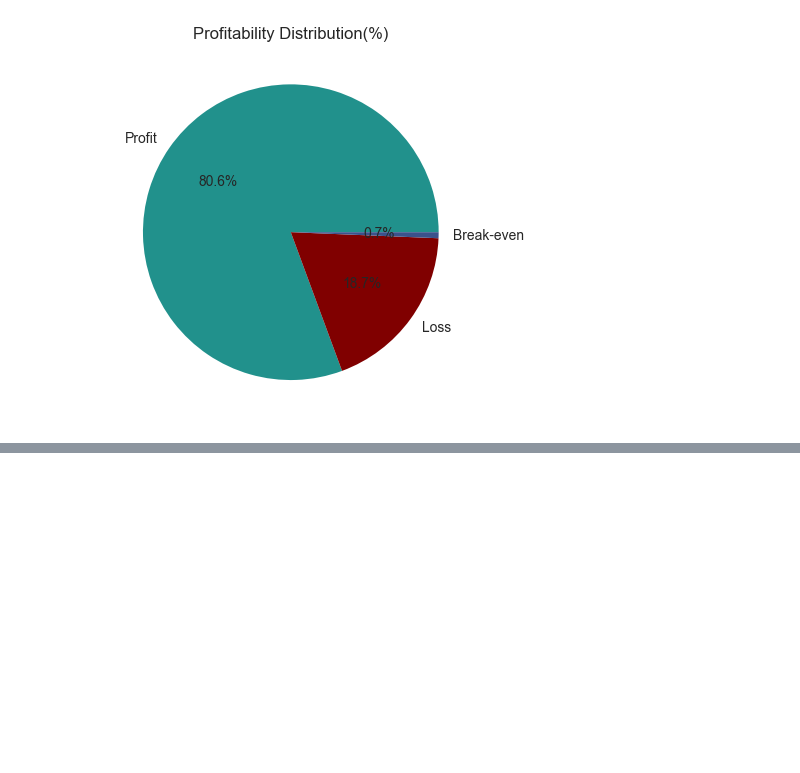
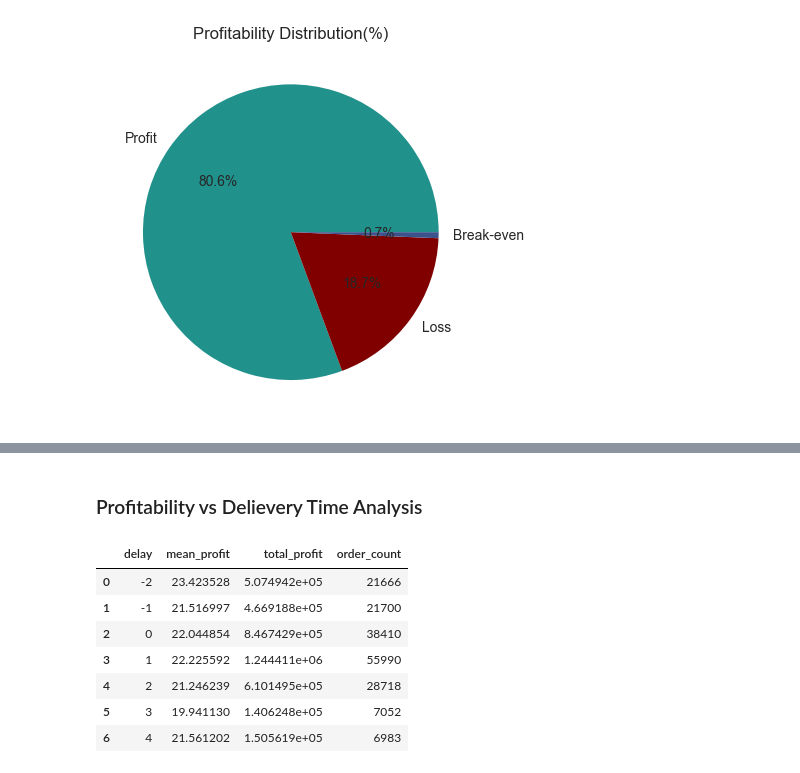
Before and after one commit to UpendraT25/DelieveryTimeAnalysis, a Jupyter notebook: delieveryTimeAnalysis.ipynb, the cells around one changed output, grey strips where cells are left out. Cells and saved outputs as stored; diff of their text form; code cells hidden in the pictures; blank space fills up the shorter version.

```diff
--- a/delieveryTimeAnalysis.ipynb
+++ b/delieveryTimeAnalysis.ipynb
@@ -210,0 +246,22 @@ plt.show()
+# %% [markdown]
+### Profitability vs Delievery Time Analysis
+# %%
+profit_metrices=(
+    df.groupby('delay')['Order Profit Per Order']
+    .agg(
+        mean_profit='mean',
+        total_profit='sum',
+        order_count='count'
+    )
+    .reset_index()
+)
+profit_metrices
+# %% [output]
+|  | delay | mean_profit | total_profit | order_count |
+| 0 | -2 | 23.423528 | 5.074942e+05 | 21666 |
+| 1 | -1 | 21.516997 | 4.669188e+05 | 21700 |
+| 2 | 0 | 22.044854 | 8.467429e+05 | 38410 |
+| 3 | 1 | 22.225592 | 1.244411e+06 | 55990 |
+| 4 | 2 | 21.246239 | 6.101495e+05 | 28718 |
+| 5 | 3 | 19.941130 | 1.406248e+05 | 7052 |
+| 6 | 4 | 21.561202 | 1.505619e+05 | 6983 |
```
Also changed, not shown: parts of 7 cells of this notebook.
